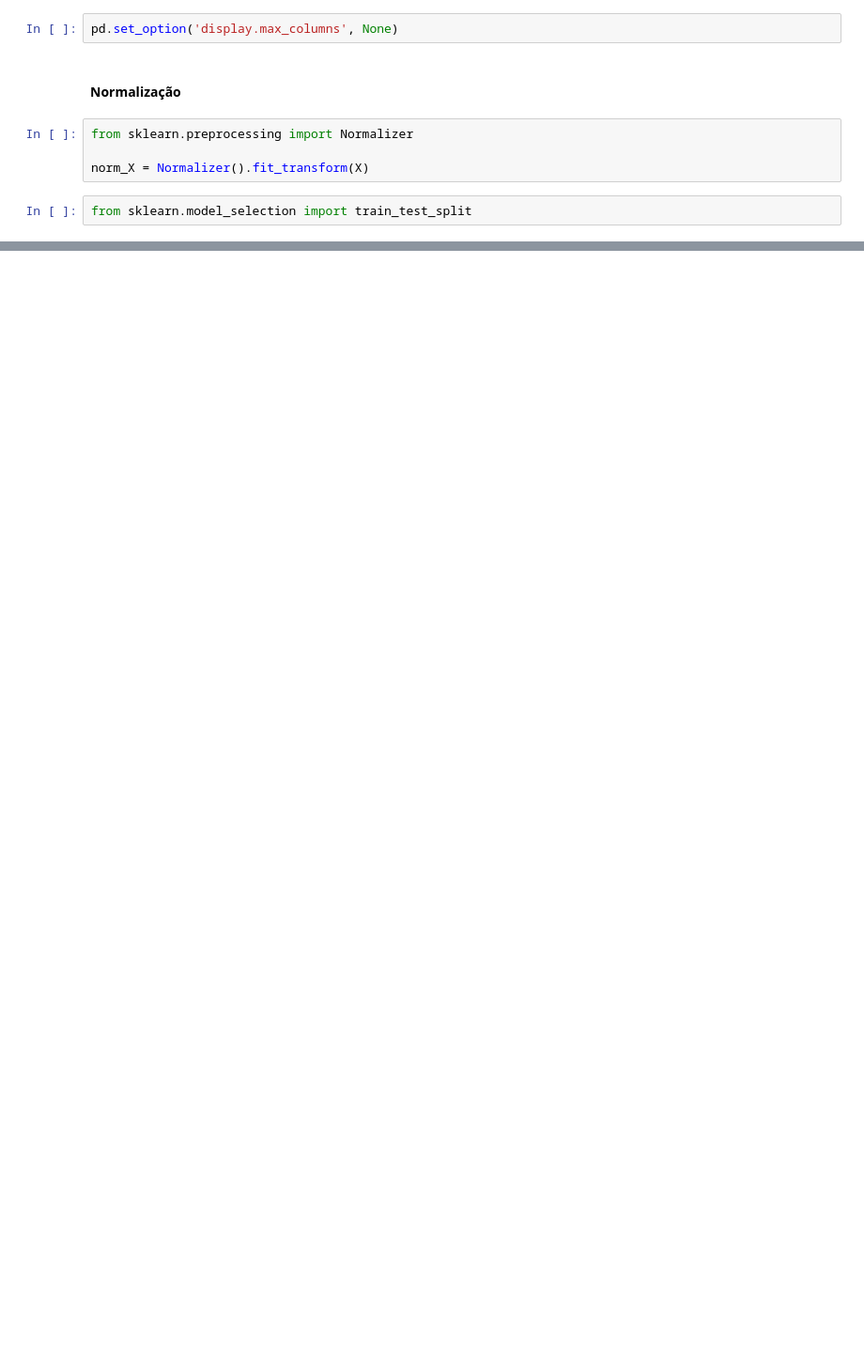
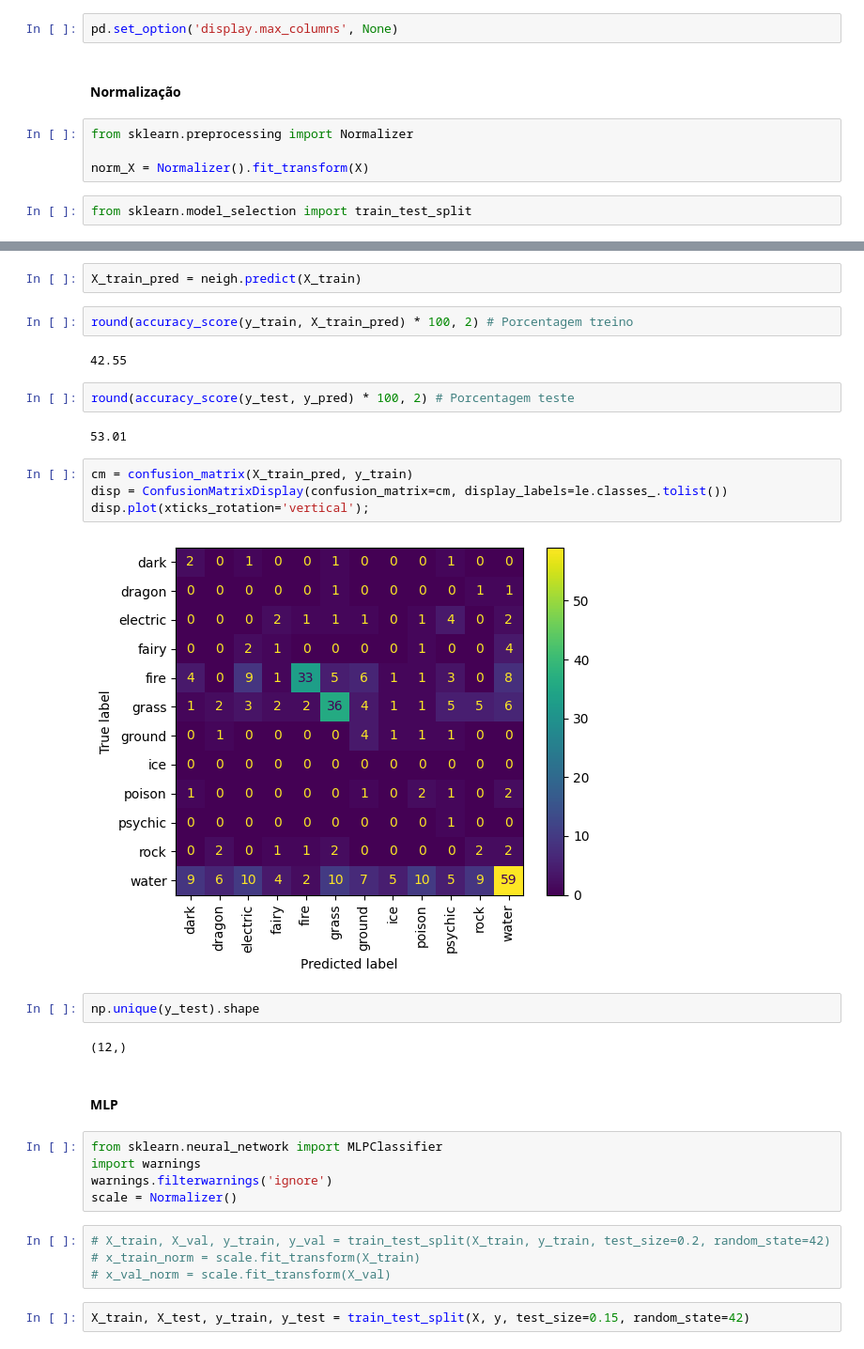
Before and after one commit to rikcav/pokemanos, a Jupyter notebook: Pokemanos.ipynb, the cells around one changed output, grey strips where cells are left out. Shown at 94% size. Saved outputs shown, nothing was run; the diff lists cells and outputs as text; blank space fills up the shorter version.

```diff
--- a/Pokemanos.ipynb
+++ b/Pokemanos.ipynb
@@ -162,0 +388,33 @@ round(accuracy_score(y_test, y_pred) * 100, 2)
+# %%
+X_train_pred = neigh.predict(X_train)
+# %%
+round(accuracy_score(y_train, X_train_pred) * 100, 2) # Porcentagem treino
+# %% [output]
+42.55
+# %%
+round(accuracy_score(y_test, y_pred) * 100, 2) # Porcentagem teste
+# %% [output]
+53.01
+# %%
+cm = confusion_matrix(X_train_pred, y_train)
+disp = ConfusionMatrixDisplay(confusion_matrix=cm, display_labels=le.classes_.tolist())
+disp.plot(xticks_rotation='vertical');
+# %% [output]
+[figure, added]
+# %%
+np.unique(y_test).shape
+# %% [output]
+(12,)
+# %% [markdown]
+#### MLP
+# %%
+from sklearn.neural_network import MLPClassifier
+import warnings
+warnings.filterwarnings('ignore')
+scale = Normalizer()
+# %%
+# X_train, X_val, y_train, y_val = train_test_split(X_train, y_train, test_size=0.2, random_state=42)
+# x_train_norm = scale.fit_transform(X_train)
+# x_val_norm = scale.fit_transform(X_val)
+# %%
+X_train, X_test, y_train, y_test = train_test_split(X, y, test_size=0.15, random_state=42)
```
Also changed, not shown: parts of 84 cells of this notebook.
